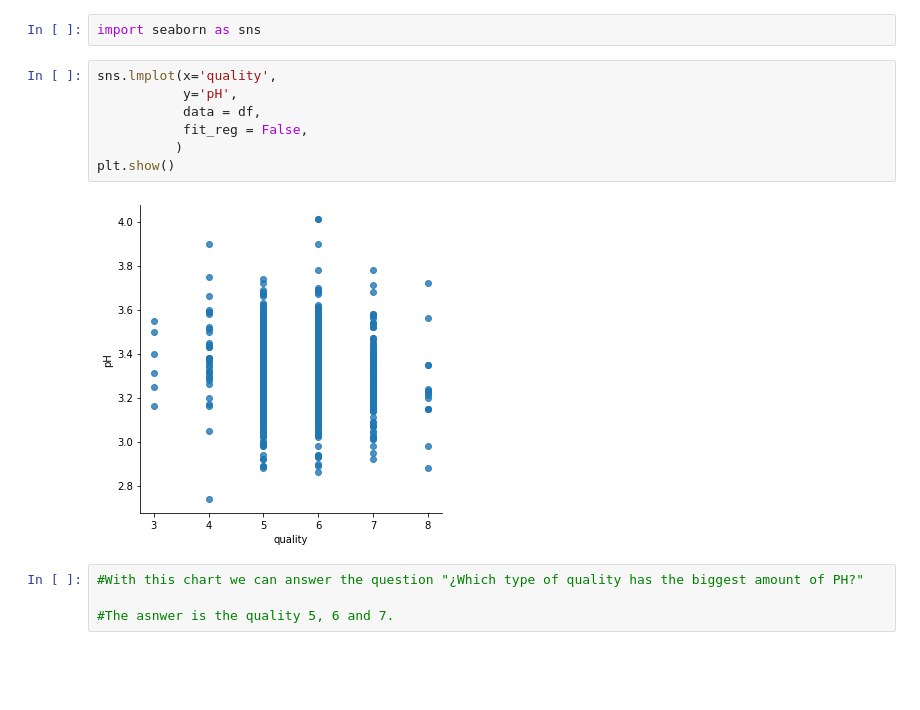
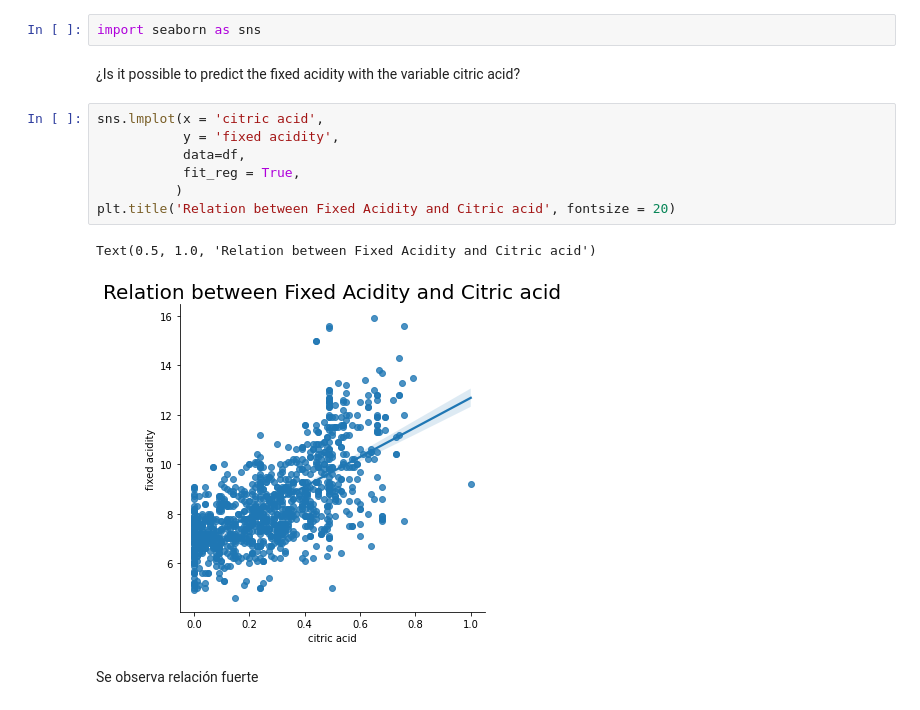
Before and after one commit to aelorza8/alejandro8, a Jupyter notebook: Actividad6_A00826985.ipynb, the cells around one changed output. Cells and saved outputs as stored; diff of their text form; blank space fills up the shorter version.

```diff
--- a/Actividad6_A00826985.ipynb
+++ b/Actividad6_A00826985.ipynb
@@ -157,16 +126,17 @@ Requirement already satisfied: six>=1.5 in /srv/conda/envs/notebook/lib/python3.
 Note: you may need to restart the kernel to use updated packages.
 # %%
 import seaborn as sns
+# %% [markdown]
+¿Is it possible to predict the fixed acidity with the variable citric acid?
 # %%
-sns.lmplot(x='quality',
-           y='pH',
-           data = df,
-           fit_reg = False,
+sns.lmplot(x = 'citric acid',
+           y = 'fixed acidity',
+           data=df,
+           fit_reg = True,
           )
-plt.show()
+plt.title('Relation between Fixed Acidity and Citric acid', fontsize = 20)
 # %% [output]
+Text(0.5, 1.0, 'Relation between Fixed Acidity and Citric acid')
-[figure, old version]
+[figure, new version]
-# %%
-#With this chart we can answer the question "¿Which type of quality has the biggest amount of PH?"
-
-#The asnwer is the quality 5, 6 and 7.
+# %% [markdown]
+Se observa relación fuerte
```
Also changed, not shown: parts of 27 cells of this notebook.
